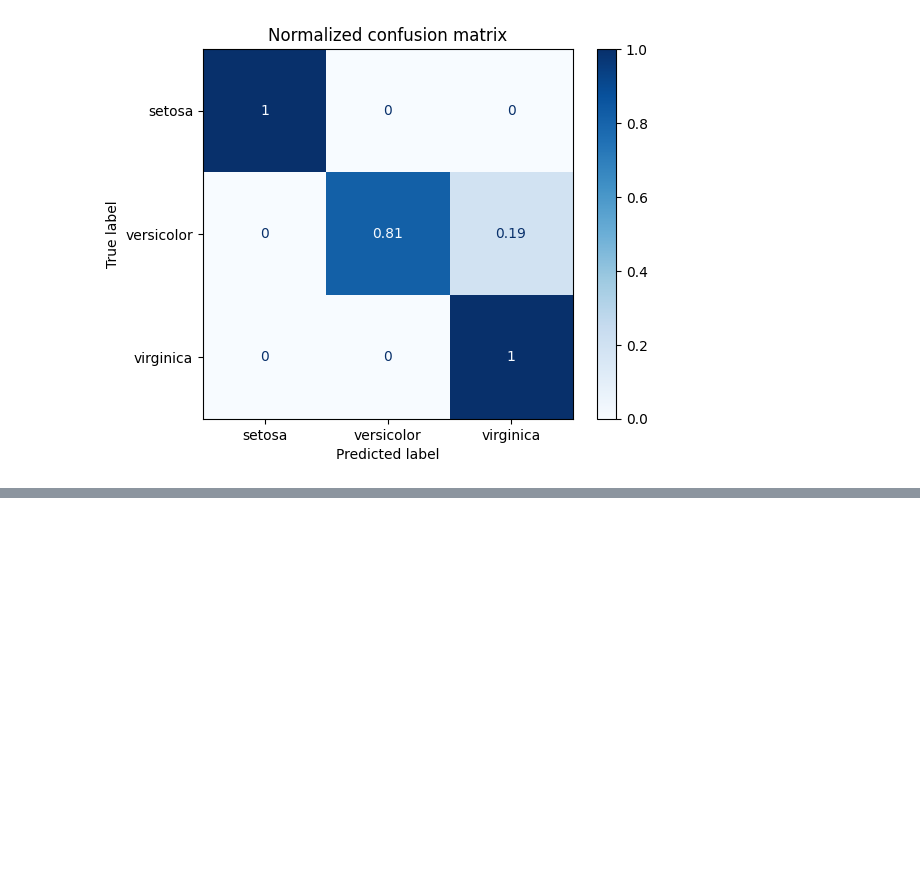
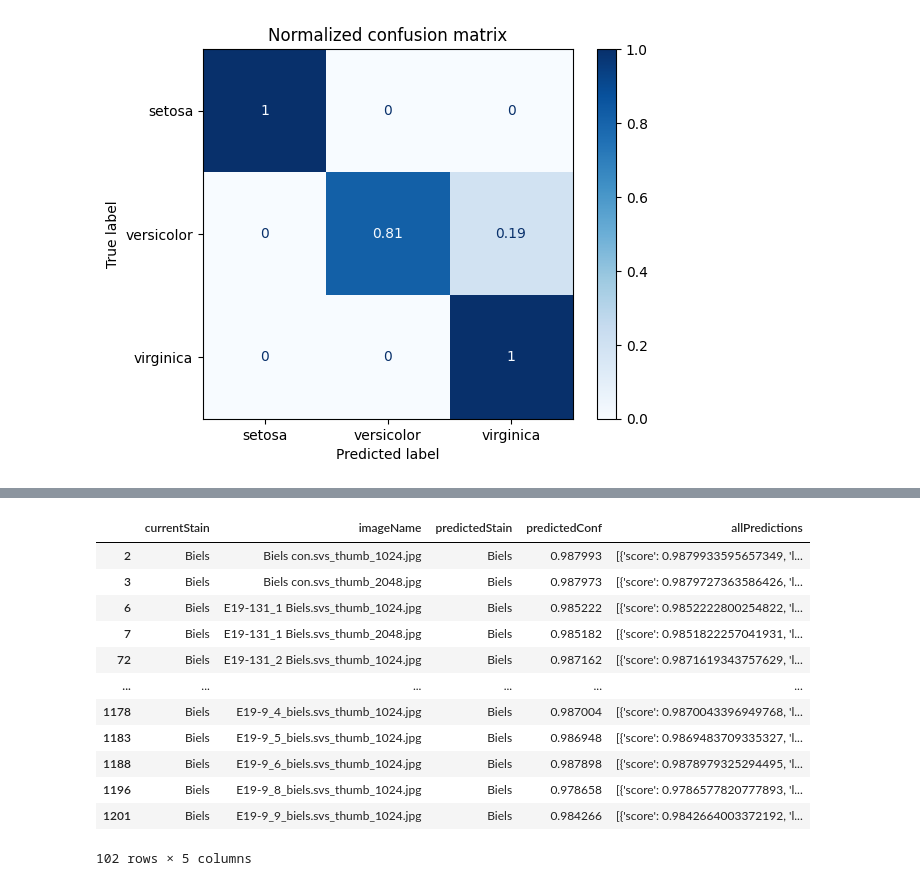
Before and after one commit to dgutman/dsa_utils, a Jupyter notebook: dsa_cm_view/predictStains.ipynb, the cells around one changed output, grey strips where cells are left out. Saved outputs shown, nothing was run; the diff lists cells and outputs as text; code cells hidden in the pictures; blank space fills up the shorter version.

Commit message:
working on confusion matrix filter

```diff
--- a/dsa_cm_view/predictStains.ipynb
+++ b/dsa_cm_view/predictStains.ipynb
@@ -246,0 +282,33 @@ Normalized confusion matrix
+# %%
+import pandas as pd
+from sklearn import metrics
+import json
+with open("predictionSample.json", "r") as fp:
+    preds = json.load(fp)
+
+df_pred = pd.DataFrame(preds)
+
+lblSet = ['HE', 'Tau', 'Syn', 'aBeta', 'pTDP', 'Biels']
+df1 = df_pred[df_pred['currentStain'].map(
+    df_pred['currentStain'].value_counts()) > 100]
+
+df1 = df1.replace({"Abeta": "aBeta", "Ptdp": "pTDP", "He": "HE"})
+df1.drop(columns=['allPredictions'])
+cm = metrics.confusion_matrix(list(df1.currentStain.values), list(
+    df1.predictedStain.values), labels=df1.currentStain.unique())
+# %%
+df1[df1.currentStainntStain=='Biels']
+# %% [output]
+|  | currentStain | imageName | predictedStain | predictedConf | allPredictions |
+| 2 | Biels | Biels con.svs_thumb_1024.jpg | Biels | 0.987993 | [{'score': 0.9879933595657349, 'l... |
+| 3 | Biels | Biels con.svs_thumb_2048.jpg | Biels | 0.987973 | [{'score': 0.9879727363586426, 'l... |
+| 6 | Biels | E19-131_1 Biels.svs_thumb_1024.jpg | Biels | 0.985222 | [{'score': 0.9852222800254822, 'l... |
+| 7 | Biels | E19-131_1 Biels.svs_thumb_2048.jpg | Biels | 0.985182 | [{'score': 0.9851822257041931, 'l... |
+| 72 | Biels | E19-131_2 Biels.svs_thumb_1024.jpg | Biels | 0.987162 | [{'score': 0.9871619343757629, 'l... |
+| ... | ... | ... | ... | ... | ... |
+| 1178 | Biels | E19-9_4_biels.svs_thumb_1024.jpg | Biels | 0.987004 | [{'score': 0.9870043396949768, 'l... |
+| 1183 | Biels | E19-9_5_biels.svs_thumb_1024.jpg | Biels | 0.986948 | [{'score': 0.9869483709335327, 'l... |
+| 1188 | Biels | E19-9_6_biels.svs_thumb_1024.jpg | Biels | 0.987898 | [{'score': 0.9878979325294495, 'l... |
+| 1196 | Biels | E19-9_8_biels.svs_thumb_1024.jpg | Biels | 0.978658 | [{'score': 0.9786577820777893, 'l... |
+| 1201 | Biels | E19-9_9_biels.svs_thumb_1024.jpg | Biels | 0.984266 | [{'score': 0.9842664003372192, 'l... |
+102 rows × 5 columns
```
Also changed, not shown: parts of 5 cells of this notebook, 6 other files.
